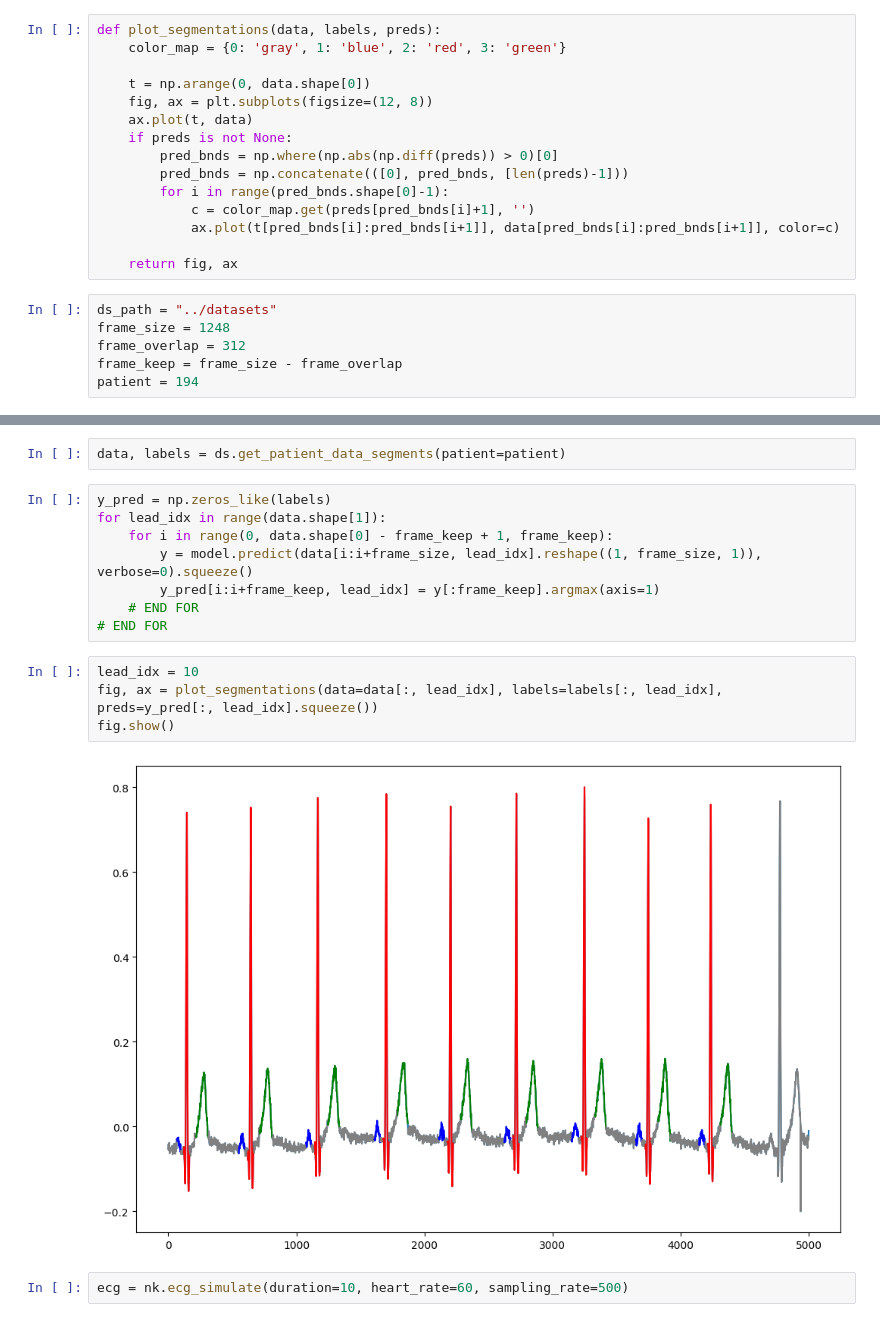
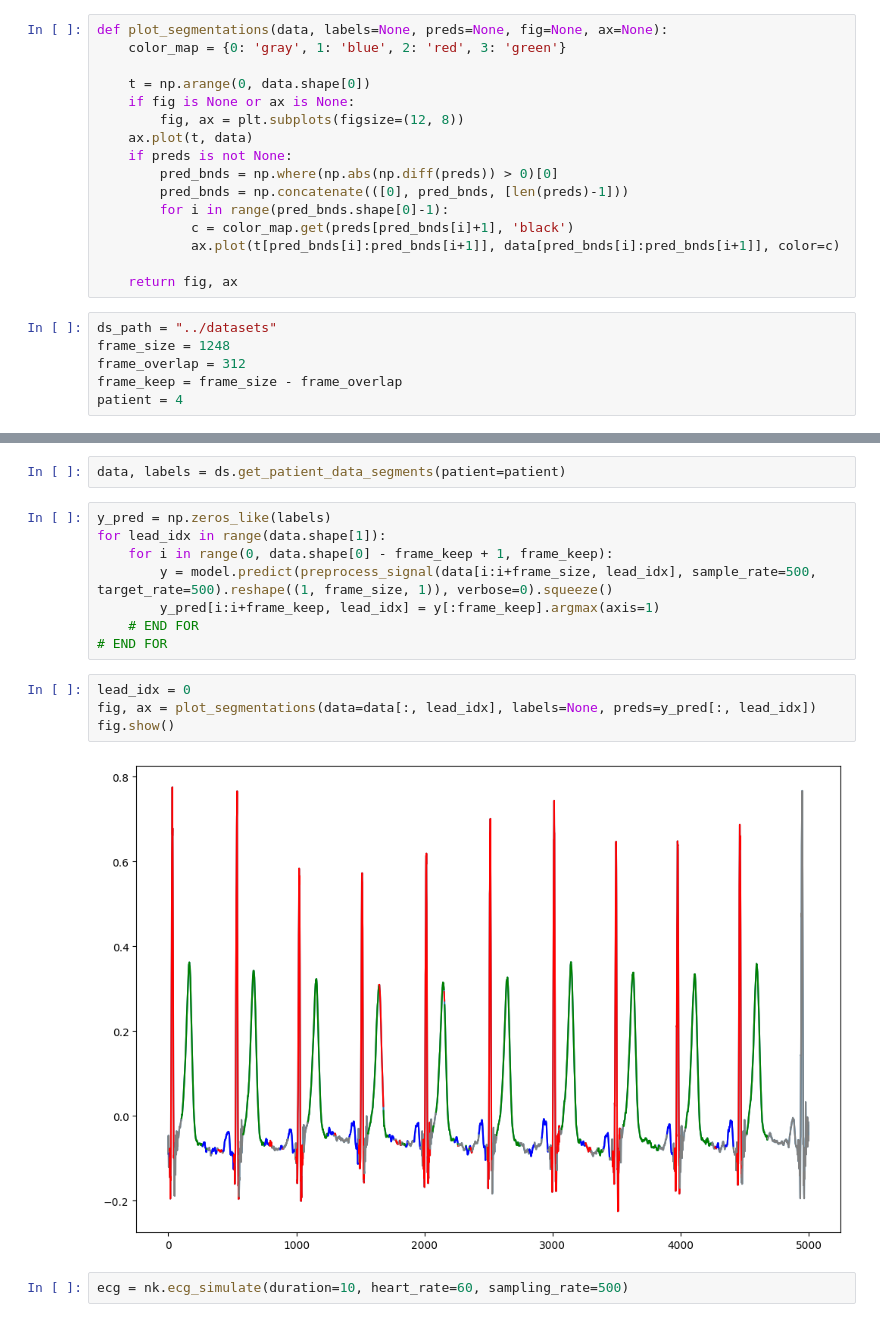
Before and after one commit to AmbiqAI/heartkit, a Jupyter notebook: notebooks/ecg-segmentation.ipynb, the cells around one changed output, grey strips where cells are left out. Drawn from its saved outputs; the diff is of its cells as text.

```diff
--- a/notebooks/ecg-segmentation.ipynb
+++ b/notebooks/ecg-segmentation.ipynb
@@ -17,17 +22,18 @@ try:
 except:
   pass
 # %%
-def plot_segmentations(data, labels, preds):
+def plot_segmentations(data, labels=None, preds=None, fig=None, ax=None):
     color_map = {0: 'gray', 1: 'blue', 2: 'red', 3: 'green'}
 
     t = np.arange(0, data.shape[0])
-    fig, ax = plt.subplots(figsize=(12, 8))
+    if fig is None or ax is None:
+        fig, ax = plt.subplots(figsize=(12, 8))
     ax.plot(t, data)
     if preds is not None:
         pred_bnds = np.where(np.abs(np.diff(preds)) > 0)[0]
         pred_bnds = np.concatenate(([0], pred_bnds, [len(preds)-1]))
         for i in range(pred_bnds.shape[0]-1):
-            c = color_map.get(preds[pred_bnds[i]+1], '')
+            c = color_map.get(preds[pred_bnds[i]+1], 'black')
             ax.plot(t[pred_bnds[i]:pred_bnds[i+1]], data[pred_bnds[i]:pred_bnds[i+1]], color=c)
 
     return fig, ax
@@ -36,7 +42,7 @@ ds_path = "../datasets"
 frame_size = 1248
 frame_overlap = 312
 frame_keep = frame_size - frame_overlap
-patient = 194
+patient = 4
 # %%
 ds = LudbDataset(
     ds_path=ds_path,
@@ -56,16 +63,16 @@ data, labels = ds.get_patient_data_segments(patient=patient)
 y_pred = np.zeros_like(labels)
 for lead_idx in range(data.shape[1]):
     for i in range(0, data.shape[0] - frame_keep + 1, frame_keep):
-        y = model.predict(data[i:i+frame_size, lead_idx].reshape((1, frame_size, 1)), verbose=0).squeeze()
+        y = model.predict(preprocess_signal(data[i:i+frame_size, lead_idx], sample_rate=500, target_rate=500).reshape((1, frame_size, 1)), verbose=0).squeeze()
         y_pred[i:i+frame_keep, lead_idx] = y[:frame_keep].argmax(axis=1)
     # END FOR
 # END FOR
 # %%
-lead_idx = 10
-fig, ax = plot_segmentations(data=data[:, lead_idx], labels=labels[:, lead_idx], preds=y_pred[:, lead_idx].squeeze())
+lead_idx = 0
+fig, ax = plot_segmentations(data=data[:, lead_idx], labels=None, preds=y_pred[:, lead_idx])
 fig.show()
 # %% [output]
-[figure, old version]
+[figure, new version]
 # %%
 ecg = nk.ecg_simulate(duration=10, heart_rate=60, sampling_rate=500)
 # %%
```
Also changed, not shown: parts of 16 cells of this notebook, 47 other files.
